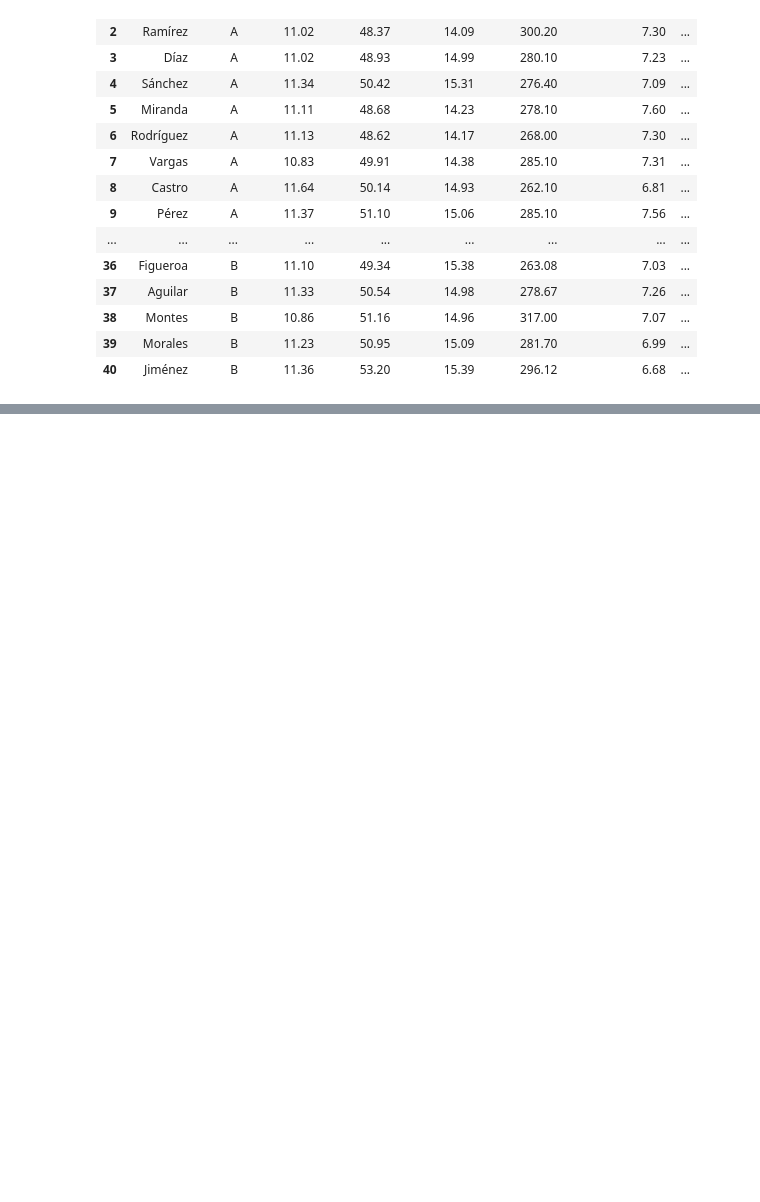
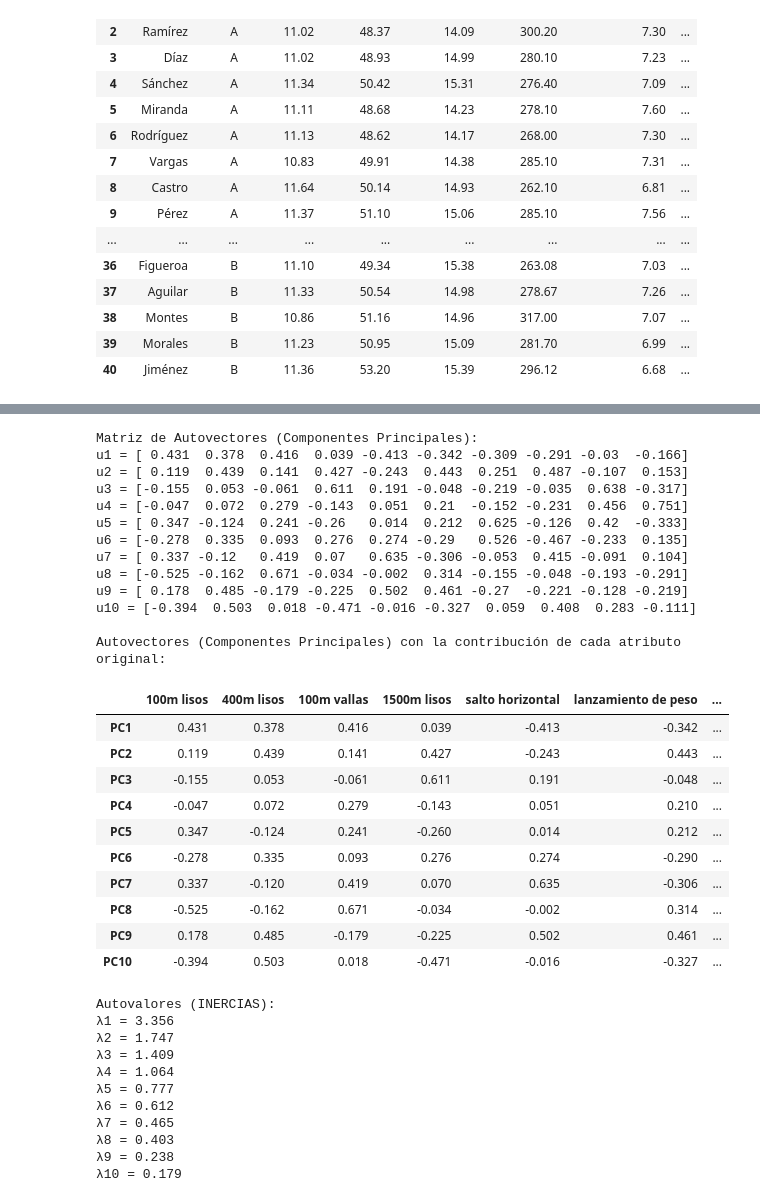
Before and after one commit to javierraneros-cell/UD2-Mineria-de-Datos---Colab-, a Jupyter notebook: Practica_UD2_ATLETAS.ipynb, the cells around one changed output, grey strips where cells are left out. Saved outputs shown, nothing was run; the diff lists cells and outputs as text; code cells hidden in the pictures; blank space fills up the shorter version.

```diff
--- a/Practica_UD2_ATLETAS.ipynb
+++ b/Practica_UD2_ATLETAS.ipynb
@@ -629,0 +751,60 @@ Análisis de componentes principales y calcular tanto las componentes principale
+# %%
+from sklearn.decomposition import PCA
+
+#Ya tenemos el dataset con los datos normalizados: df_dataset_normalizado
+pca = PCA()
+pca_data = pca.fit_transform(df_dataset_normalizado)
+
+# Crear un Dataset para visualizar los autovectores con los nombres de las columnas
+df_autovectores = pd.DataFrame(
+    pca.components_.round(3),
+    columns= performance_columns,
+    index=[f'PC{i+1}' for i in range(len(pca.components_))]
+)
+
+print('Matriz de Autovectores (Componentes Principales):')
+for i in range(len(pca.components_)):
+  print(f'u{i+1} = {np.round(pca.components_[i],3)}')
+
+print("\nAutovectores (Componentes Principales) con la contribución de cada atributo original:")
+display(df_autovectores)
+
+print('\nAutovalores (INERCIAS):')
+for i in range(len(pca.explained_variance_)):
+  print(f'λ{i+1} = {np.round(pca.explained_variance_[i],3)}')
+# %% [output]
+Matriz de Autovectores (Componentes Principales):
+u1 = [ 0.431  0.378  0.416  0.039 -0.413 -0.342 -0.309 -0.291 -0.03  -0.166]
+u2 = [ 0.119  0.439  0.141  0.427 -0.243  0.443  0.251  0.487 -0.107  0.153]
+u3 = [-0.155  0.053 -0.061  0.611  0.191 -0.048 -0.219 -0.035  0.638 -0.317]
+u4 = [-0.047  0.072  0.279 -0.143  0.051  0.21  -0.152 -0.231  0.456  0.751]
+u5 = [ 0.347 -0.124  0.241 -0.26   0.014  0.212  0.625 -0.126  0.42  -0.333]
+u6 = [-0.278  0.335  0.093  0.276  0.274 -0.29   0.526 -0.467 -0.233  0.135]
+u7 = [ 0.337 -0.12   0.419  0.07   0.635 -0.306 -0.053  0.415 -0.091  0.104]
+u8 = [-0.525 -0.162  0.671 -0.034 -0.002  0.314 -0.155 -0.048 -0.193 -0.291]
+u9 = [ 0.178  0.485 -0.179 -0.225  0.502  0.461 -0.27  -0.221 -0.128 -0.219]
+u10 = [-0.394  0.503  0.018 -0.471 -0.016 -0.327  0.059  0.408  0.283 -0.111]
+
+Autovectores (Componentes Principales) con la contribución de cada atributo original:
+|  | 100m lisos | 400m lisos | 100m vallas | 1500m lisos | salto horizontal | lanzamiento de peso | ... |
+| PC1 | 0.431 | 0.378 | 0.416 | 0.039 | -0.413 | -0.342 | ... |
+| PC2 | 0.119 | 0.439 | 0.141 | 0.427 | -0.243 | 0.443 | ... |
+| PC3 | -0.155 | 0.053 | -0.061 | 0.611 | 0.191 | -0.048 | ... |
+| PC4 | -0.047 | 0.072 | 0.279 | -0.143 | 0.051 | 0.210 | ... |
+| PC5 | 0.347 | -0.124 | 0.241 | -0.260 | 0.014 | 0.212 | ... |
+| PC6 | -0.278 | 0.335 | 0.093 | 0.276 | 0.274 | -0.290 | ... |
+| PC7 | 0.337 | -0.120 | 0.419 | 0.070 | 0.635 | -0.306 | ... |
+| PC8 | -0.525 | -0.162 | 0.671 | -0.034 | -0.002 | 0.314 | ... |
+| PC9 | 0.178 | 0.485 | -0.179 | -0.225 | 0.502 | 0.461 | ... |
+| PC10 | -0.394 | 0.503 | 0.018 | -0.471 | -0.016 | -0.327 | ... |
+Autovalores (INERCIAS):
+λ1 = 3.356
+λ2 = 1.747
+λ3 = 1.409
+λ4 = 1.064
+λ5 = 0.777
+λ6 = 0.612
+λ7 = 0.465
+λ8 = 0.403
+λ9 = 0.238
+λ10 = 0.179
```
Also changed, not shown: parts of 21 cells of this notebook.
